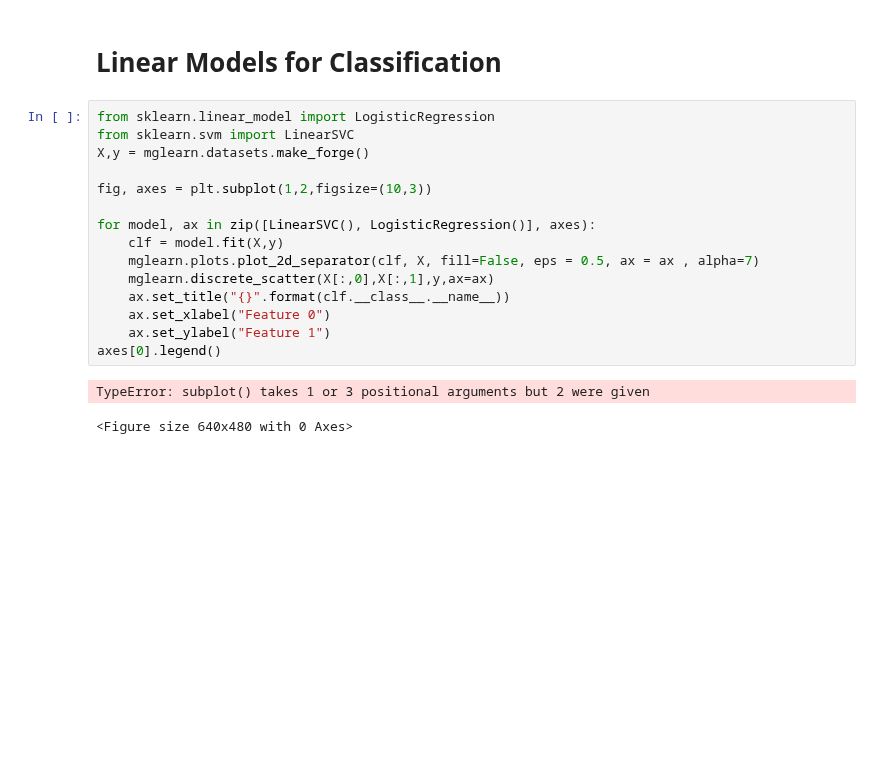
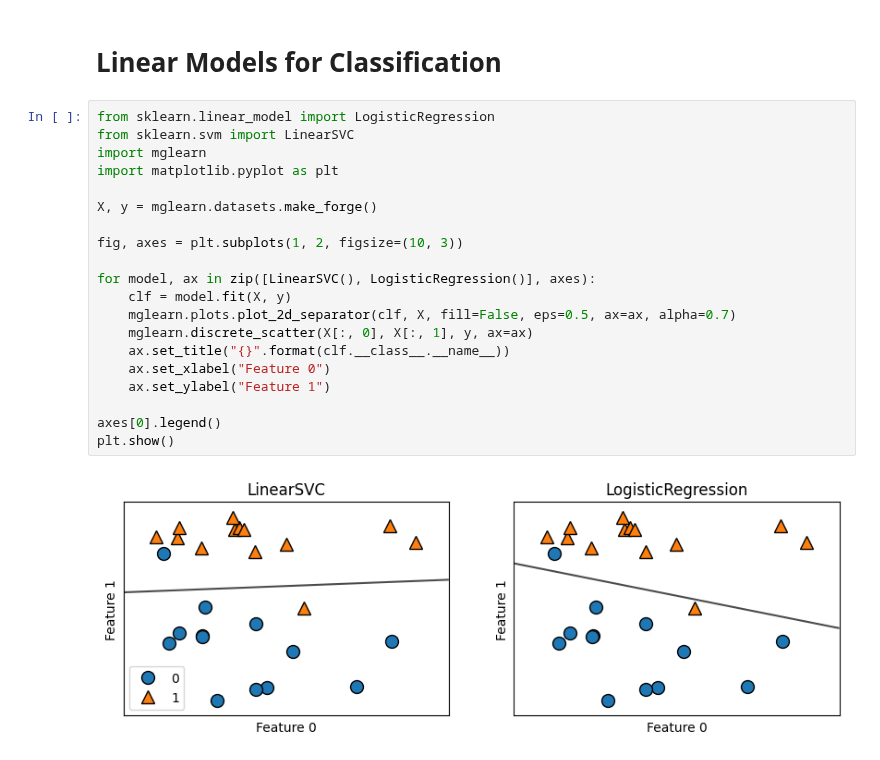
Before and after one commit to Singh-Prince-Rinku/SuperVisedMacineLearning, a Jupyter notebook: SuperVisedMachineLearning.ipynb, the cells around one changed output. Cells and saved outputs as stored; diff of their text form; blank space fills up the shorter version.

```diff
--- a/SuperVisedMachineLearning.ipynb
+++ b/SuperVisedMachineLearning.ipynb
@@ -299,18 +299,22 @@ mglearn.plots.plot_ridge_n_samples()
 # %%
 from sklearn.linear_model import LogisticRegression
 from sklearn.svm import LinearSVC
-X,y = mglearn.datasets.make_forge()
+import mglearn
+import matplotlib.pyplot as plt
 
-fig, axes = plt.subplot(1,2,figsize=(10,3))
+X, y = mglearn.datasets.make_forge()
+
+fig, axes = plt.subplots(1, 2, figsize=(10, 3))
 
 for model, ax in zip([LinearSVC(), LogisticRegression()], axes):
-    clf = model.fit(X,y)
-    mglearn.plots.plot_2d_separator(clf, X, fill=False, eps = 0.5, ax = ax , alpha=7)
-    mglearn.discrete_scatter(X[:,0],X[:,1],y,ax=ax)
+    clf = model.fit(X, y)
+    mglearn.plots.plot_2d_separator(clf, X, fill=False, eps=0.5, ax=ax, alpha=0.7)
+    mglearn.discrete_scatter(X[:, 0], X[:, 1], y, ax=ax)
     ax.set_title("{}".format(clf.__class__.__name__))
     ax.set_xlabel("Feature 0")
     ax.set_ylabel("Feature 1")
+
 axes[0].legend()
+plt.show()
 # %% [output]
-TypeError: subplot() takes 1 or 3 positional arguments but 2 were given
-<Figure size 640x480 with 0 Axes>
+[figure, added]
```
